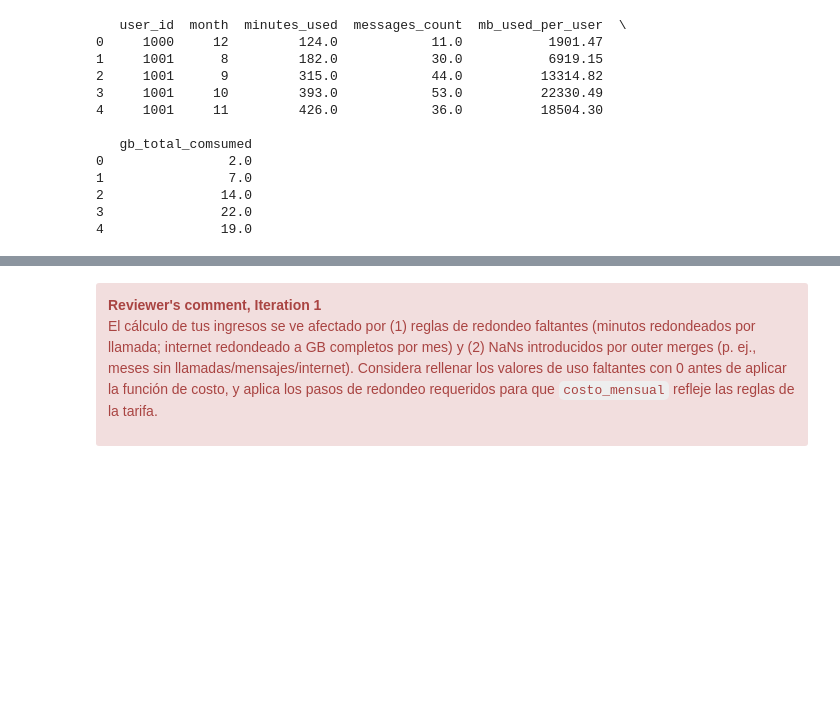
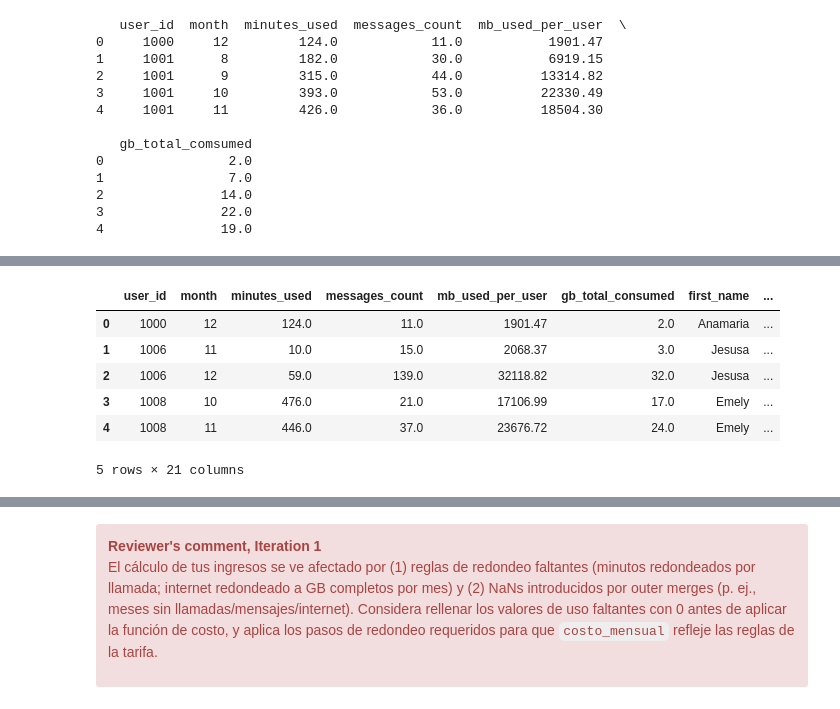
Before and after one commit to carloscarranza2486/tripleten-data-science, a Jupyter notebook: sprint-05-data_statistical-analysis/final_project_megaline_fees/notebook.ipynb, the cells around one changed output, grey strips where cells are left out. Cells and saved outputs as stored; diff of their text form; code cells hidden in the pictures; blank space fills up the shorter version.

```diff
--- a/sprint-05-data_statistical-analysis/final_project_megaline_fees/notebook.ipynb
+++ b/sprint-05-data_statistical-analysis/final_project_megaline_fees/notebook.ipynb
@@ -77,11 +115,11 @@ calls_df = pd.read_csv("megaline_calls.csv")
 # %%
-internet_df = pd.read_csv("megaline_internet.csv")
+internet_df = pd.read_csv("/datasets/megaline_internet.csv")
 # %%
-messages_df = pd.read_csv("megaline_messages.csv")
+messages_df = pd.read_csv("/datasets/megaline_messages.csv")
 # %%
-plans_df = pd.read_csv("megaline_plans.csv")
+plans_df = pd.read_csv("/datasets/megaline_plans.csv")
 # %%
-users_df = pd.read_csv("megaline_users.csv")
+users_df = pd.read_csv("/datasets/megaline_users.csv")
 # %% [markdown]
 ## Preparar los datos
 # %% [markdown]
@@ -751,3 +801,13 @@ def calcular_costo(row):
     return costo
 
 final_merge["costo_mensual"] = final_merge.apply(calcular_costo, axis=1) # Aplicamos la función a cada fila del dataframe
+# %%
+final_merge.head()
+# %% [output]
+|  | user_id | month | minutes_used | messages_count | mb_used_per_user | gb_total_consumed | first_name | ... |
+| 0 | 1000 | 12 | 124.0 | 11.0 | 1901.47 | 2.0 | Anamaria | ... |
+| 1 | 1006 | 11 | 10.0 | 15.0 | 2068.37 | 3.0 | Jesusa | ... |
+| 2 | 1006 | 12 | 59.0 | 139.0 | 32118.82 | 32.0 | Jesusa | ... |
+| 3 | 1008 | 10 | 476.0 | 21.0 | 17106.99 | 17.0 | Emely | ... |
+| 4 | 1008 | 11 | 446.0 | 37.0 | 23676.72 | 24.0 | Emely | ... |
+5 rows × 21 columns
```
Also changed, not shown: parts of 29 cells of this notebook.
